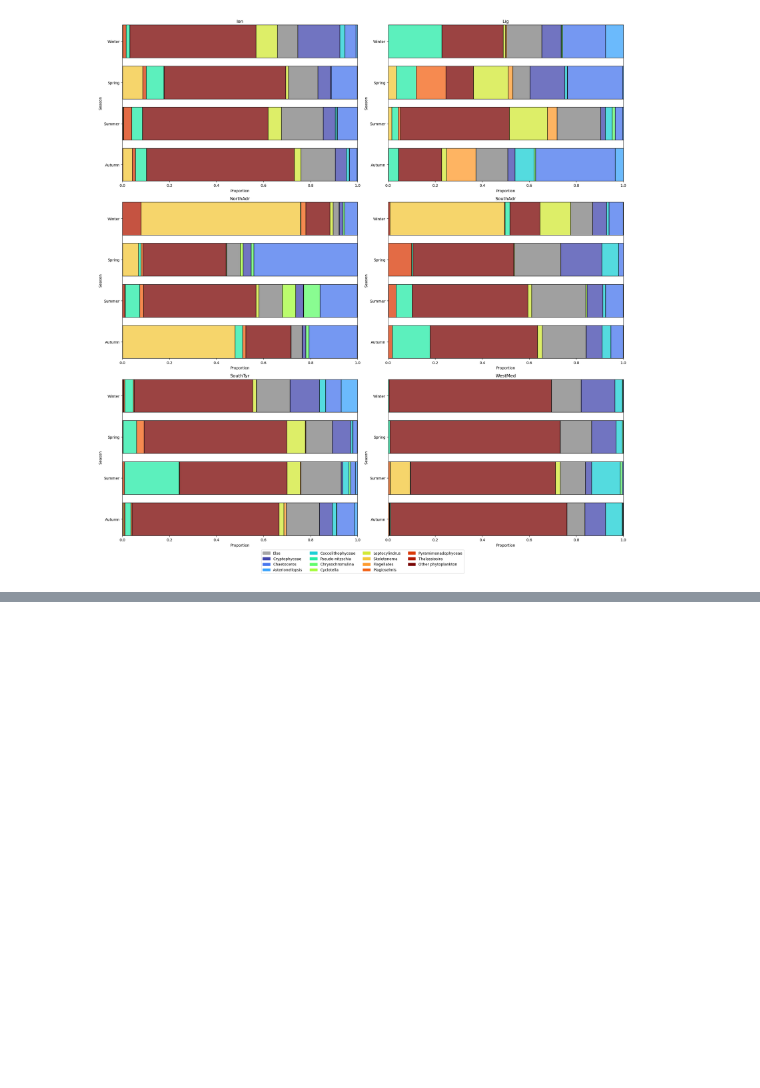
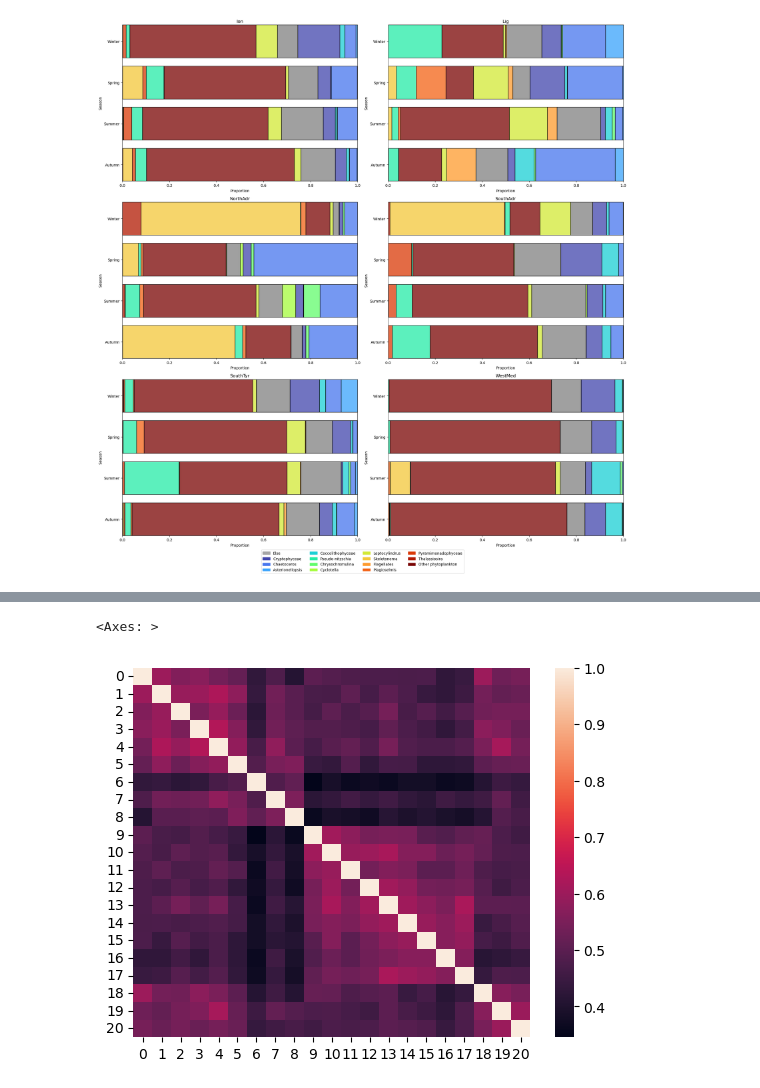
Before and after one commit to Alberto-Ghedin/ISPRA_20152017_Analysis, a Jupyter notebook: Description/My_descr.ipynb, the cells around one changed output, grey strips where cells are left out. Cells and saved outputs as stored; diff of their text form; code cells hidden in the pictures; blank space fills up the shorter version.

```diff
--- a/Description/My_descr.ipynb
+++ b/Description/My_descr.ipynb
@@ -228,0 +294,6 @@ plt.tight_layout()
+# %%
+from sklearn.metrics.pairwise import pairwise_distances
+sns.heatmap(1 - pairwise_distances(phyto_abund_simplified.query("Region == 'SAR'").pivot_table(index = ["Basin", "id"], columns="Taxon", aggfunc="count", values="Num_cell_l", fill_value=0).to_numpy(), metric = "jaccard"))
+# %% [output]
+<Axes: >
+[figure, added]
```
Also changed, not shown: parts of 9 cells of this notebook, 1 other file.
